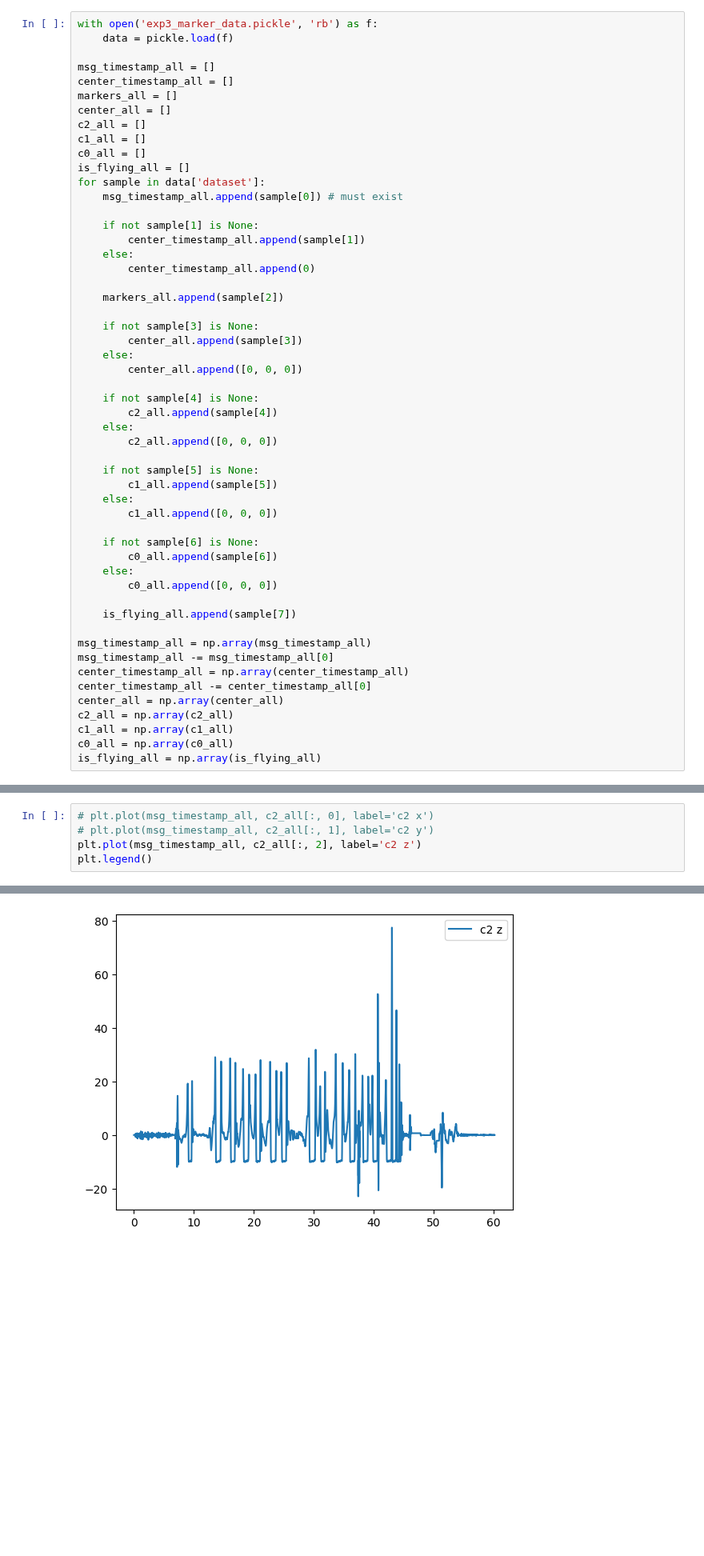
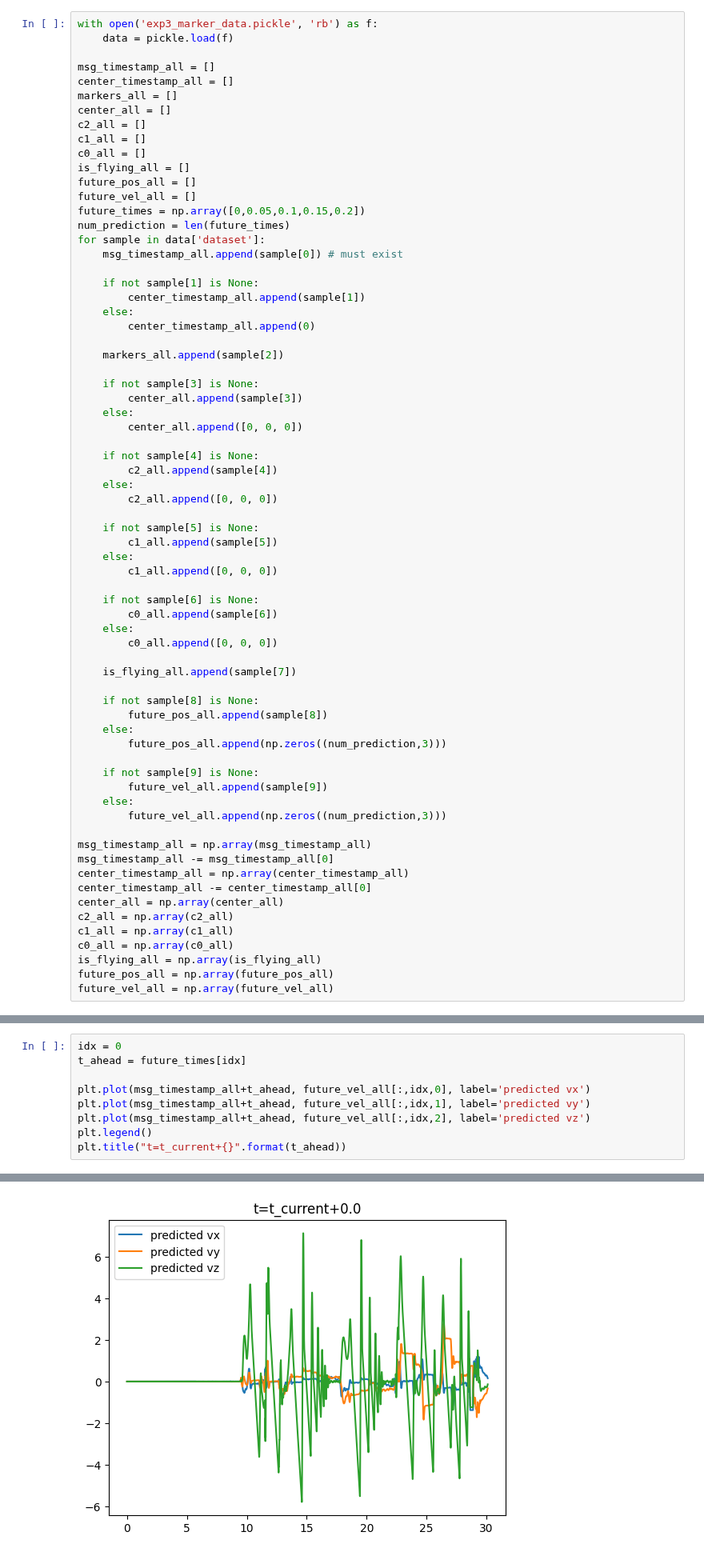
Before and after one commit to shiqingw/HOCBF-FR3-Experiments, a Jupyter notebook: exp3_ball_center.ipynb, the cells around one changed output, grey strips where cells are left out. Shown at 80% size. Drawn from its saved outputs; the diff is of its cells as text; blank space fills up the shorter version.

Commit message:
predict trajectory

```diff
--- a/exp3_ball_center.ipynb
+++ b/exp3_ball_center.ipynb
@@ -14,6 +14,10 @@ c2_all = []
 c1_all = []
 c0_all = []
 is_flying_all = []
+future_pos_all = []
+future_vel_all = []
+future_times = np.array([0,0.05,0.1,0.15,0.2])
+num_prediction = len(future_times)
 for sample in data['dataset']:
     msg_timestamp_all.append(sample[0]) # must exist
 
@@ -46,6 +50,16 @@ for sample in data['dataset']:
 
     is_flying_all.append(sample[7])
 
+    if not sample[8] is None:
+        future_pos_all.append(sample[8])
+    else:
+        future_pos_all.append(np.zeros((num_prediction,3)))
+
+    if not sample[9] is None:
+        future_vel_all.append(sample[9])
+    else:
+        future_vel_all.append(np.zeros((num_prediction,3)))
+
 msg_timestamp_all = np.array(msg_timestamp_all)
 msg_timestamp_all -= msg_timestamp_all[0]
 center_timestamp_all = np.array(center_timestamp_all)
@@ -55,3 +69,5 @@ c2_all = np.array(c2_all)
 c1_all = np.array(c1_all)
 c0_all = np.array(c0_all)
 is_flying_all = np.array(is_flying_all)
+future_pos_all = np.array(future_pos_all)
+future_vel_all = np.array(future_vel_all)
@@ -107,6 +160,10 @@ print(c2_all[idx_start:idx_end, 2])
 # %%
-# plt.plot(msg_timestamp_all, c2_all[:, 0], label='c2 x')
-# plt.plot(msg_timestamp_all, c2_all[:, 1], label='c2 y')
-plt.plot(msg_timestamp_all, c2_all[:, 2], label='c2 z')
+idx = 0
+t_ahead = future_times[idx]
+
+plt.plot(msg_timestamp_all+t_ahead, future_vel_all[:,idx,0], label='predicted vx')
+plt.plot(msg_timestamp_all+t_ahead, future_vel_all[:,idx,1], label='predicted vy')
+plt.plot(msg_timestamp_all+t_ahead, future_vel_all[:,idx,2], label='predicted vz')
 plt.legend()
+plt.title("t=t_current+{}".format(t_ahead))
 # %% [output]
@@ -114 +171 @@ plt.legend()
-[figure, old version]
+[figure, new version]
```
Also changed, not shown: parts of 16 cells of this notebook, 3 other files.
